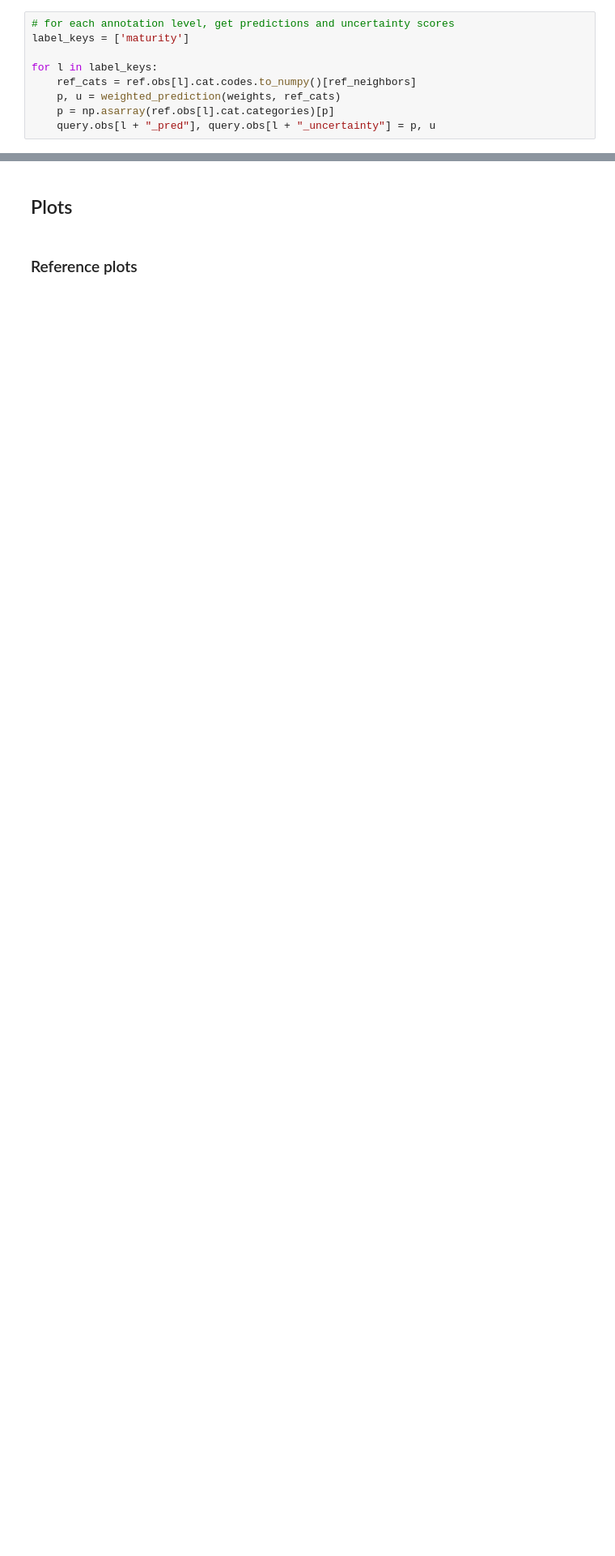
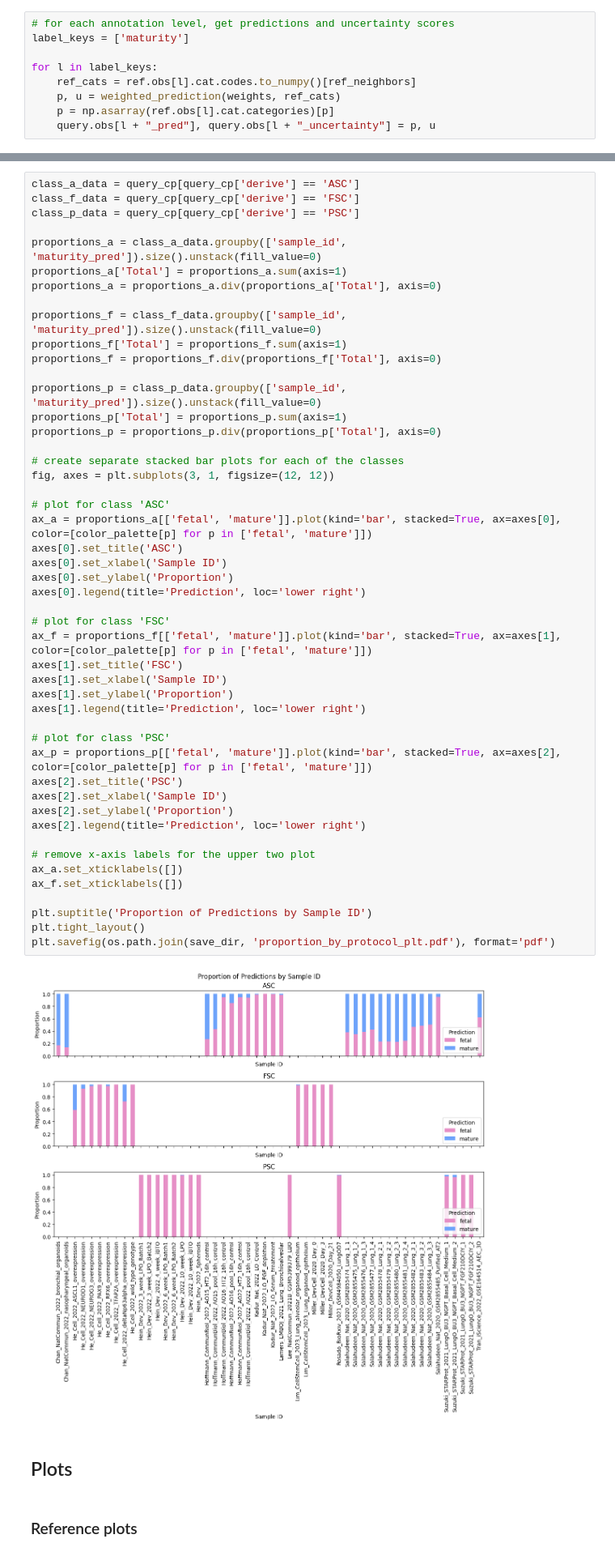
Before and after one commit to devsystemslab/HEOCA, a Jupyter notebook: notebooks/post-hoc_analysis.ipynb, the cells around one changed output, grey strips where cells are left out. Shown at 81% size. Cells and saved outputs as stored; diff of their text form; blank space fills up the shorter version.

Commit message:
Add a per-class proportion plot

```diff
--- a/notebooks/post-hoc_analysis.ipynb
+++ b/notebooks/post-hoc_analysis.ipynb
@@ -393,3 +355,53 @@ sc.pl.umap(
+# %%
+class_a_data = query_cp[query_cp['derive'] == 'ASC']
+class_f_data = query_cp[query_cp['derive'] == 'FSC']
+class_p_data = query_cp[query_cp['derive'] == 'PSC']
+
+proportions_a = class_a_data.groupby(['sample_id', 'maturity_pred']).size().unstack(fill_value=0)
+proportions_a['Total'] = proportions_a.sum(axis=1)
+proportions_a = proportions_a.div(proportions_a['Total'], axis=0)
+
+proportions_f = class_f_data.groupby(['sample_id', 'maturity_pred']).size().unstack(fill_value=0)
+proportions_f['Total'] = proportions_f.sum(axis=1)
+proportions_f = proportions_f.div(proportions_f['Total'], axis=0)
+
+proportions_p = class_p_data.groupby(['sample_id', 'maturity_pred']).size().unstack(fill_value=0)
+proportions_p['Total'] = proportions_p.sum(axis=1)
+proportions_p = proportions_p.div(proportions_p['Total'], axis=0)
+
+# create separate stacked bar plots for each of the classes
+fig, axes = plt.subplots(3, 1, figsize=(12, 12))
+
+# plot for class 'ASC'
+ax_a = proportions_a[['fetal', 'mature']].plot(kind='bar', stacked=True, ax=axes[0], color=[color_palette[p] for p in ['fetal', 'mature']])
+axes[0].set_title('ASC')
+axes[0].set_xlabel('Sample ID')
+axes[0].set_ylabel('Proportion')
+axes[0].legend(title='Prediction', loc='lower right')
+
+# plot for class 'FSC'
+ax_f = proportions_f[['fetal', 'mature']].plot(kind='bar', stacked=True, ax=axes[1], color=[color_palette[p] for p in ['fetal', 'mature']])
+axes[1].set_title('FSC')
+axes[1].set_xlabel('Sample ID')
+axes[1].set_ylabel('Proportion')
+axes[1].legend(title='Prediction', loc='lower right')
+
+# plot for class 'PSC'
+ax_p = proportions_p[['fetal', 'mature']].plot(kind='bar', stacked=True, ax=axes[2], color=[color_palette[p] for p in ['fetal', 'mature']])
+axes[2].set_title('PSC')
+axes[2].set_xlabel('Sample ID')
+axes[2].set_ylabel('Proportion')
+axes[2].legend(title='Prediction', loc='lower right')
+
+# remove x-axis labels for the upper two plot
+ax_a.set_xticklabels([])
+ax_f.set_xticklabels([])
+
+plt.suptitle('Proportion of Predictions by Sample ID')
+plt.tight_layout()
+plt.savefig(os.path.join(save_dir, 'proportion_by_protocol_plt.pdf'), format='pdf')
+# %% [output]
+[figure, added]
 # %% [markdown]
 ## Plots
 # %% [markdown]
```
Also changed, not shown: parts of 21 cells of this notebook.
